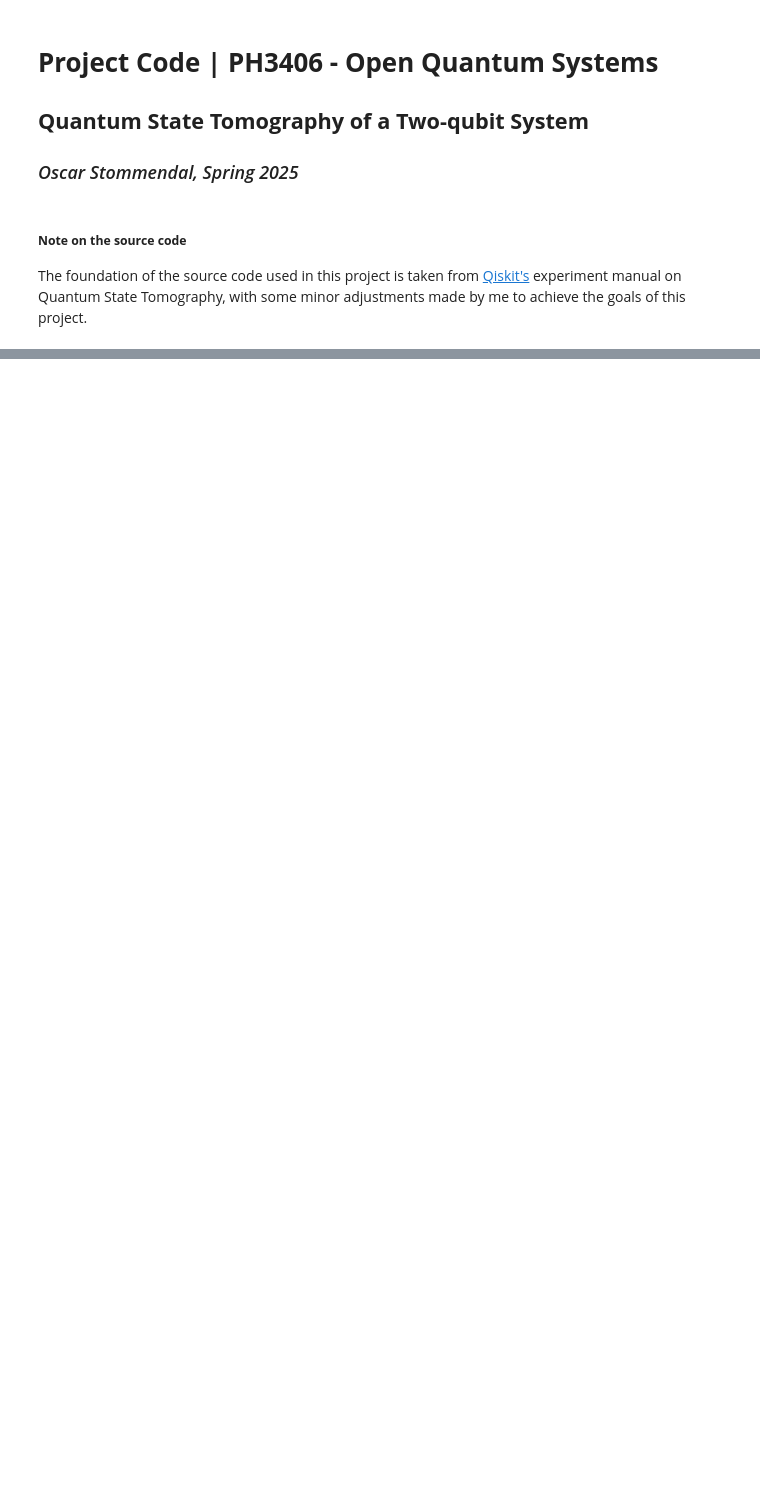
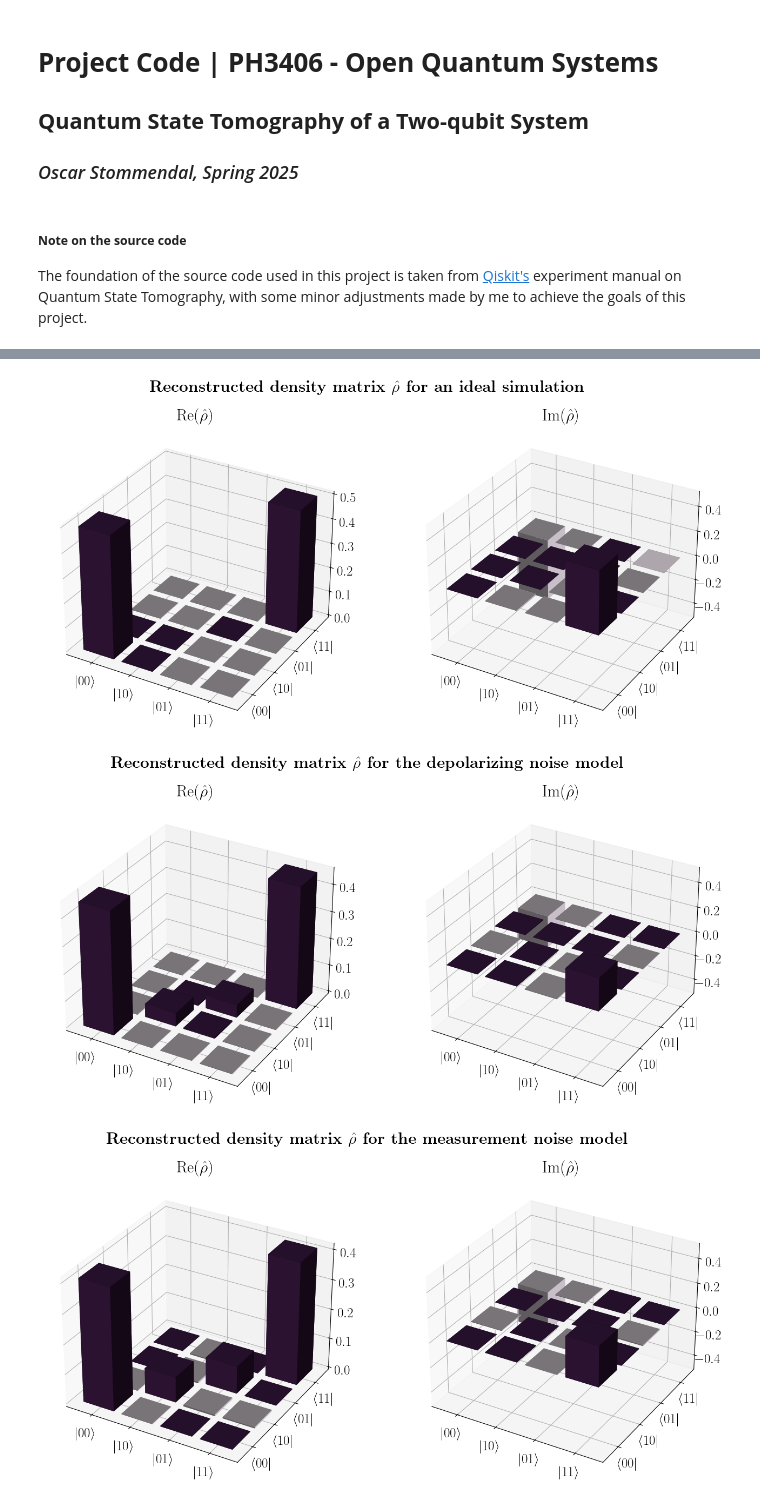
Before and after one commit to stommen/ntu_exchange, a Jupyter notebook: ntu_courses/PH3406/ph3406_project_OS.ipynb, the cells around one changed output, grey strips where cells are left out. Saved outputs shown, nothing was run; the diff lists cells and outputs as text; code cells hidden in the pictures; blank space fills up the shorter version.

Commit message:
finalized the project code and simulations in ph3406

```diff
--- a/ntu_courses/PH3406/ph3406_project_OS.ipynb
+++ b/ntu_courses/PH3406/ph3406_project_OS.ipynb
@@ -300,0 +360,30 @@ AnalysisResult
+# %%
+### Read the density matrices from the CSV files and plot them ###
+
+dens_ideal = read_density_matrix('data/density_matrix_ideal_False.csv') # Ideal simulation
+fig = plot_density_matrix(dens_ideal, 'ideal') # Plot the density matrix
+# fig.savefig('figs/density_matrix_ideal.pdf') # Save the figure
+
+dens_depol = read_density_matrix('data/density_matrix_depol_True.csv') # Depolarizing noise
+fig = plot_density_matrix(dens_depol, 'depol') # Plot the density matrix
+# fig.savefig('figs/density_matrix_depol.pdf') # Save the figure
+
+dens_meas = read_density_matrix('data/density_matrix_meas_True.csv') # Measurement noise
+fig = plot_density_matrix(dens_meas, 'meas') # Plot the density matrix
+# fig.savefig('figs/density_matrix_meas.pdf') # Save the figure
+
+dens_both = read_density_matrix('data/density_matrix_both_True.csv') # Both noise models
+fig = plot_density_matrix(dens_both, 'both') # Plot the density matrix
+# fig.savefig('figs/density_matrix_both.pdf') # Save the figure
+
+dens_depol_cvxpy = read_density_matrix('data/density_matrix_depol_True_cvxpy.csv') # Depolarizing noise with CVXPY fitter
+fig = plot_density_matrix(dens_depol_cvxpy, 'depol') # Plot the density matrix
+# fig.savefig('figs/density_matrix_depol_cvxpy.pdf') # Save the figure
+
+dens_meas_cvxpy = read_density_matrix('data/density_matrix_meas_True_cvxpy.csv') # Measurement noise with CVXPY fitter
+fig = plot_density_matrix(dens_meas_cvxpy, 'meas') # Plot the density matrix
+# fig.savefig('figs/density_matrix_meas_cvxpy.pdf') # Save the figure
+# %% [output]
+[figure, added]
+[figure, added]
+[figure, added]
```
Also changed, not shown: parts of 12 cells of this notebook, 7 other files.
